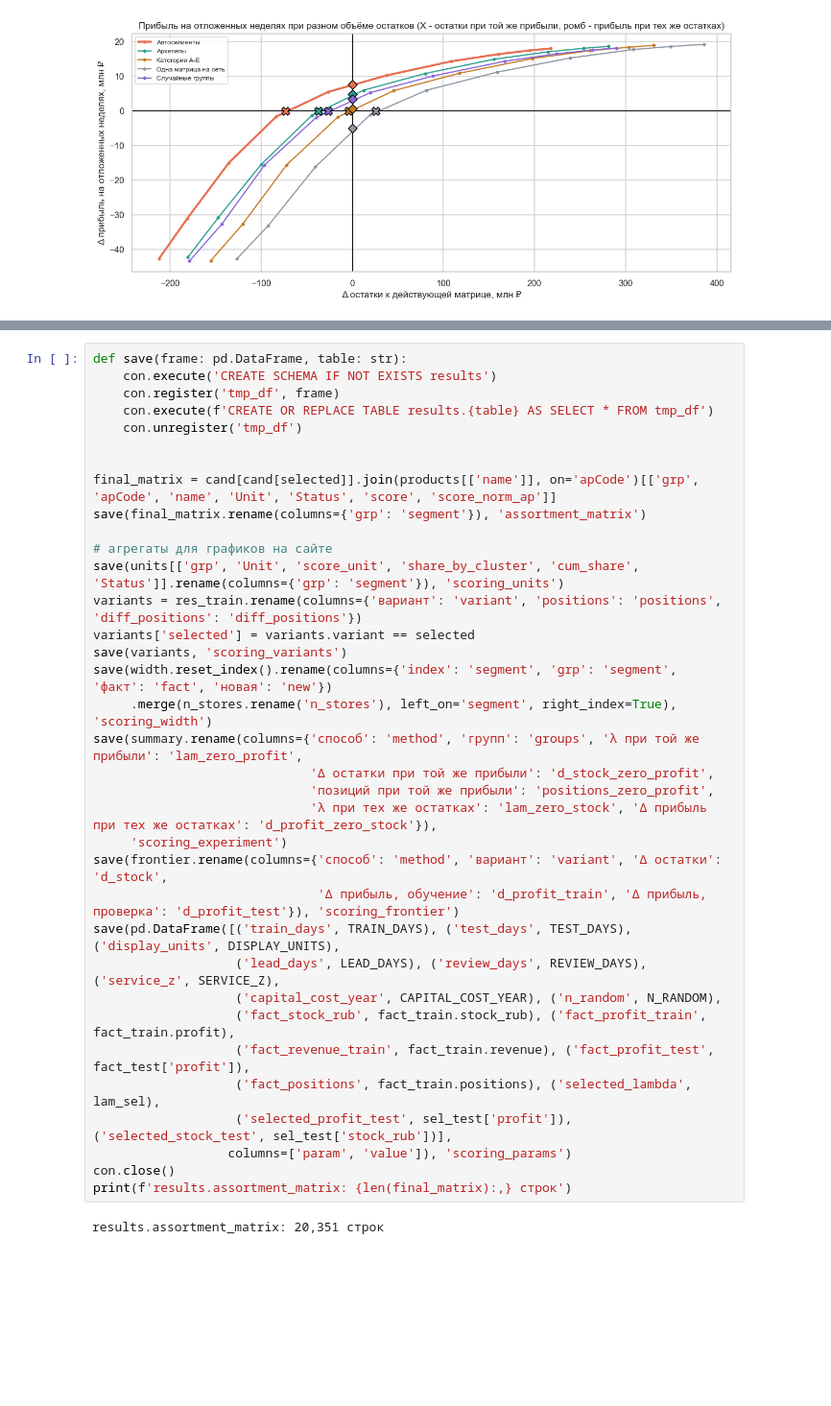
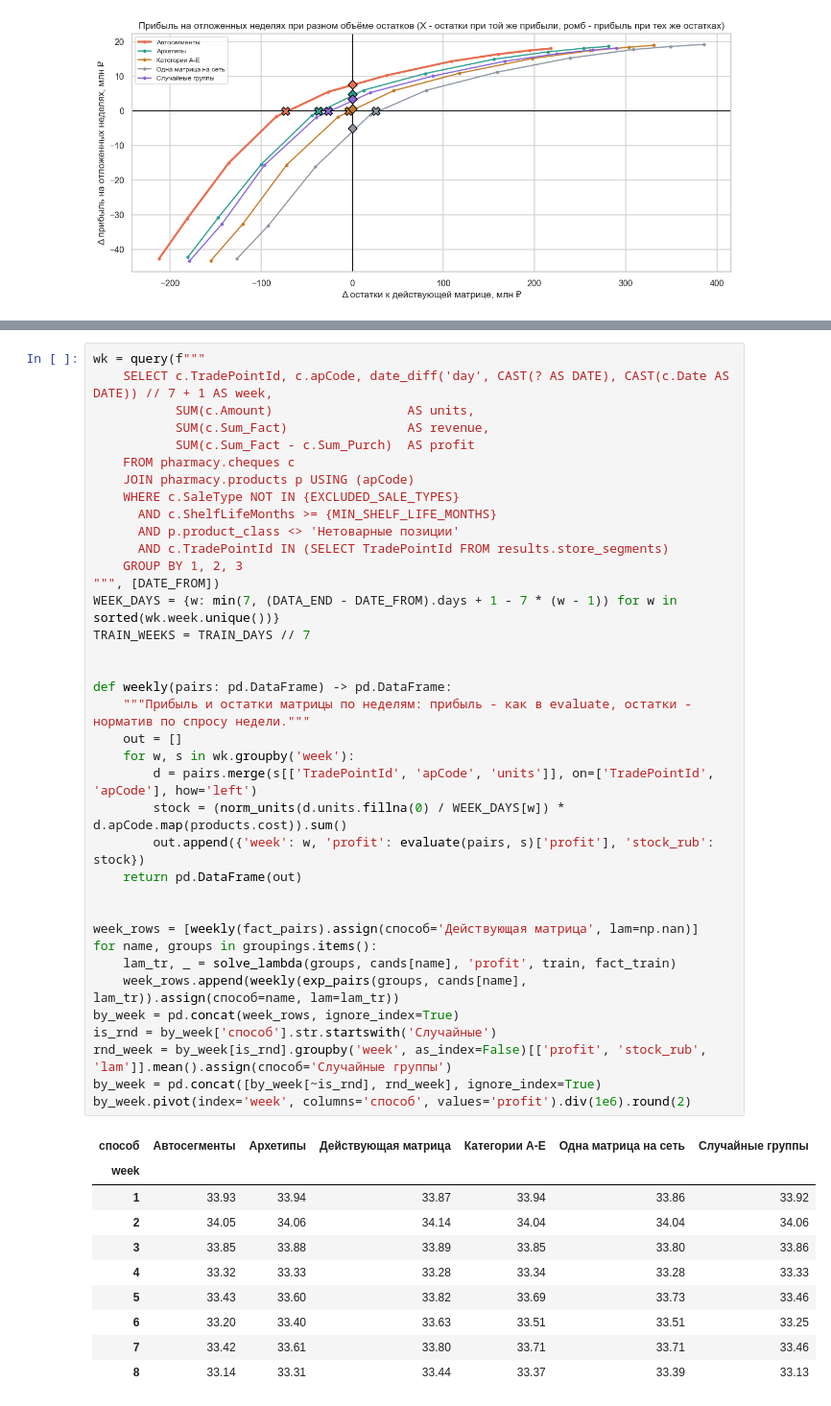
Before and after one commit to Viktor-VK/portfolio, a Jupyter notebook: Скоринг и выбор ассортиментной матрицы/01_score_abc_и_выбор_матрицы.ipynb, the cells around one changed output, grey strips where cells are left out. Shown at 96% size. Cells and saved outputs as stored; diff of their text form; blank space fills up the shorter version.

```diff
--- a/Скоринг и выбор ассортиментной матрицы/01_score_abc_и_выбор_матрицы.ipynb
+++ b/Скоринг и выбор ассортиментной матрицы/01_score_abc_и_выбор_матрицы.ipynb
@@ -579,37 +592,48 @@ summary.style.format({c: '{:,.0f}' for c in summary.columns if c not in ('спо
 # %%
-def save(frame: pd.DataFrame, table: str):
-    con.execute('CREATE SCHEMA IF NOT EXISTS results')
-    con.register('tmp_df', frame)
-    con.execute(f'CREATE OR REPLACE TABLE results.{table} AS SELECT * FROM tmp_df')
-    con.unregister('tmp_df')
+wk = query(f"""
+    SELECT c.TradePointId, c.apCode, date_diff('day', CAST(? AS DATE), CAST(c.Date AS DATE)) // 7 + 1 AS week,
+           SUM(c.Amount)                  AS units,
+           SUM(c.Sum_Fact)                AS revenue,
+           SUM(c.Sum_Fact - c.Sum_Purch)  AS profit
+    FROM pharmacy.cheques c
+    JOIN pharmacy.products p USING (apCode)
+    WHERE c.SaleType NOT IN {EXCLUDED_SALE_TYPES}
+      AND c.ShelfLifeMonths >= {MIN_SHELF_LIFE_MONTHS}
+      AND p.product_class <> 'Нетоварные позиции'
+      AND c.TradePointId IN (SELECT TradePointId FROM results.store_segments)
+    GROUP BY 1, 2, 3
+""", [DATE_FROM])
+WEEK_DAYS = {w: min(7, (DATA_END - DATE_FROM).days + 1 - 7 * (w - 1)) for w in sorted(wk.week.unique())}
+TRAIN_WEEKS = TRAIN_DAYS // 7
 
 
-final_matrix = cand[cand[selected]].join(products[['name']], on='apCode')[['grp', 'apCode', 'name', 'Unit', 'Status', 'score', 'score_norm_ap']]
-save(final_matrix.rename(columns={'grp': 'segment'}), 'assortment_matrix')
+def weekly(pairs: pd.DataFrame) -> pd.DataFrame:
+    """Прибыль и остатки матрицы по неделям: прибыль - как в evaluate, остатки - норматив по спросу недели."""
+    out = []
+    for w, s in wk.groupby('week'):
+        d = pairs.merge(s[['TradePointId', 'apCode', 'units']], on=['TradePointId', 'apCode'], how='left')
+        stock = (norm_units(d.units.fillna(0) / WEEK_DAYS[w]) * d.apCode.map(products.cost)).sum()
+        out.append({'week': w, 'profit': evaluate(pairs, s)['profit'], 'stock_rub': stock})
+    return pd.DataFrame(out)
 
-# агрегаты для графиков на сайте
-save(units[['grp', 'Unit', 'score_unit', 'share_by_cluster', 'cum_share', 'Status']].rename(columns={'grp': 'segment'}), 'scoring_units')
-variants = res_train.rename(columns={'вариант': 'variant', 'positions': 'positions', 'diff_positions': 'diff_positions'})
-variants['selected'] = variants.variant == selected
-save(variants, 'scoring_variants')
-save(width.reset_index().rename(columns={'index': 'segment', 'grp': 'segment', 'факт': 'fact', 'новая': 'new'})
-     .merge(n_stores.rename('n_stores'), left_on='segment', right_index=True), 'scoring_width')
-save(summary.rename(columns={'способ': 'method', 'групп': 'groups', 'λ при той же прибыли': 'lam_zero_profit',
-                             'Δ остатки при той же прибыли': 'd_stock_zero_profit',
-                             'позиций при той же прибыли': 'positions_zero_profit',
-                             'λ при тех же остатках': 'lam_zero_stock', 'Δ прибыль при тех же остатках': 'd_profit_zero_stock'}),
-     'scoring_experiment')
-save(frontier.rename(columns={'способ': 'method', 'вариант': 'variant', 'Δ остатки': 'd_stock',
-                              'Δ прибыль, обучение': 'd_profit_train', 'Δ прибыль, проверка': 'd_profit_test'}), 'scoring_frontier')
-save(pd.DataFrame([('train_days', TRAIN_DAYS), ('test_days', TEST_DAYS), ('display_units', DISPLAY_UNITS),
-                   ('lead_days', LEAD_DAYS), ('review_days', REVIEW_DAYS), ('service_z', SERVICE_Z),
-                   ('capital_cost_year', CAPITAL_COST_YEAR), ('n_random', N_RANDOM),
-                   ('fact_stock_rub', fact_train.stock_rub), ('fact_profit_train', fact_train.profit),
-                   ('fact_revenue_train', fact_train.revenue), ('fact_profit_test', fact_test['profit']),
-                   ('fact_positions', fact_train.positions), ('selected_lambda', lam_sel),
-                   ('selected_profit_test', sel_test['profit']), ('selected_stock_test', sel_test['stock_rub'])],
-                  columns=['param', 'value']), 'scoring_params')
-con.close()
-print(f'results.assortment_matrix: {len(final_matrix):,} строк')
+
+week_rows = [weekly(fact_pairs).assign(способ='Действующая матрица', lam=np.nan)]
+for name, groups in groupings.items():
+    lam_tr, _ = solve_lambda(groups, cands[name], 'profit', train, fact_train)
+    week_rows.append(weekly(exp_pairs(groups, cands[name], lam_tr)).assign(способ=name, lam=lam_tr))
+by_week = pd.concat(week_rows, ignore_index=True)
+is_rnd = by_week['способ'].str.startswith('Случайные')
+rnd_week = by_week[is_rnd].groupby('week', as_index=False)[['profit', 'stock_rub', 'lam']].mean().assign(способ='Случайные группы')
+by_week = pd.concat([by_week[~is_rnd], rnd_week], ignore_index=True)
+by_week.pivot(index='week', columns='способ', values='profit').div(1e6).round(2)
 # %% [output]
-results.assortment_matrix: 20,351 строк
+| способ | Автосегменты | Архетипы | Действующая матрица | Категории A-E | Одна матрица на сеть | Случайные группы |
+| week |  |  |  |  |  |  |
+| 1 | 33.93 | 33.94 | 33.87 | 33.94 | 33.86 | 33.92 |
+| 2 | 34.05 | 34.06 | 34.14 | 34.04 | 34.04 | 34.06 |
+| 3 | 33.85 | 33.88 | 33.89 | 33.85 | 33.80 | 33.86 |
+| 4 | 33.32 | 33.33 | 33.28 | 33.34 | 33.28 | 33.33 |
+| 5 | 33.43 | 33.60 | 33.82 | 33.69 | 33.73 | 33.46 |
+| 6 | 33.20 | 33.40 | 33.63 | 33.51 | 33.51 | 33.25 |
+| 7 | 33.42 | 33.61 | 33.80 | 33.71 | 33.71 | 33.46 |
+| 8 | 33.14 | 33.31 | 33.44 | 33.37 | 33.39 | 33.13 |
```
Also changed, not shown: parts of 7 cells of this notebook, 1 other file.
